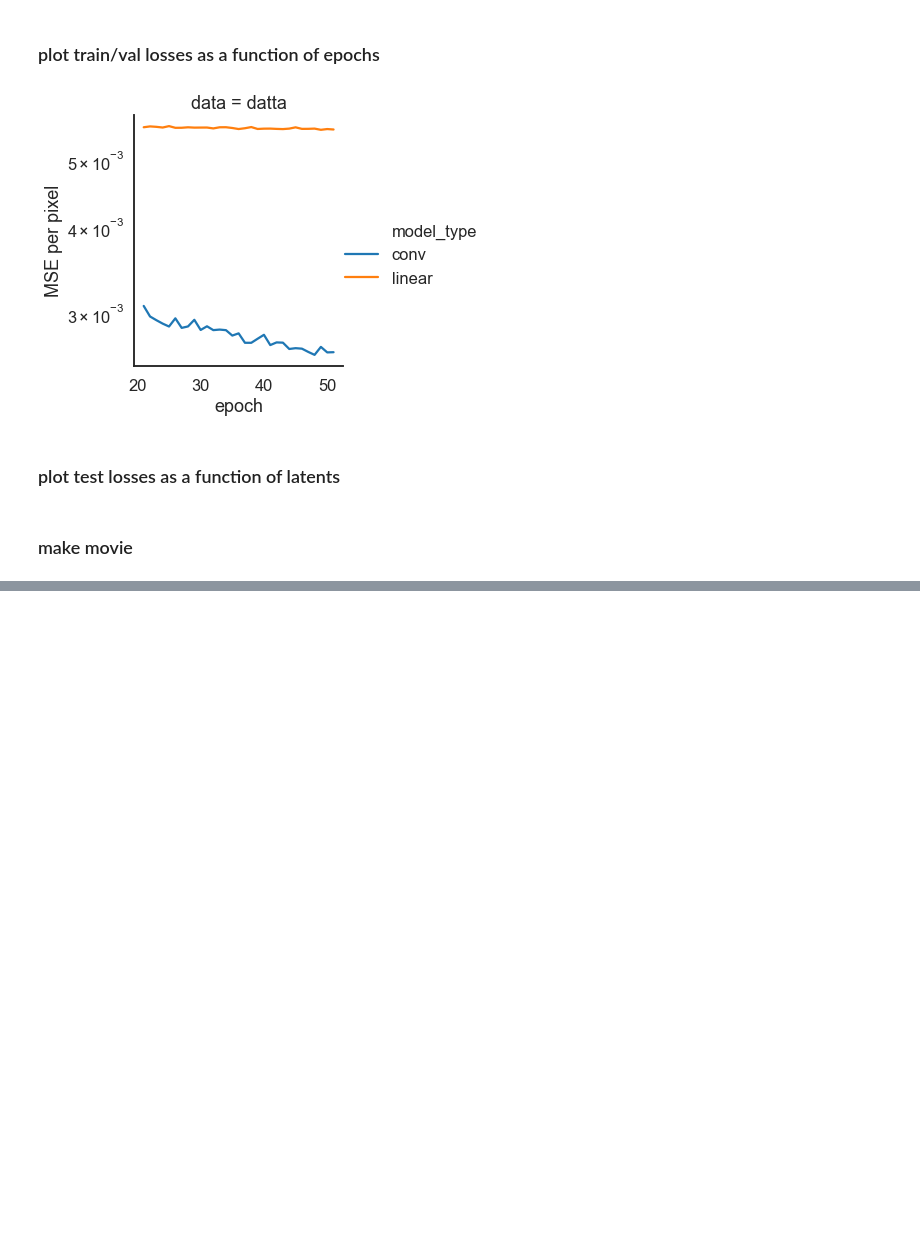
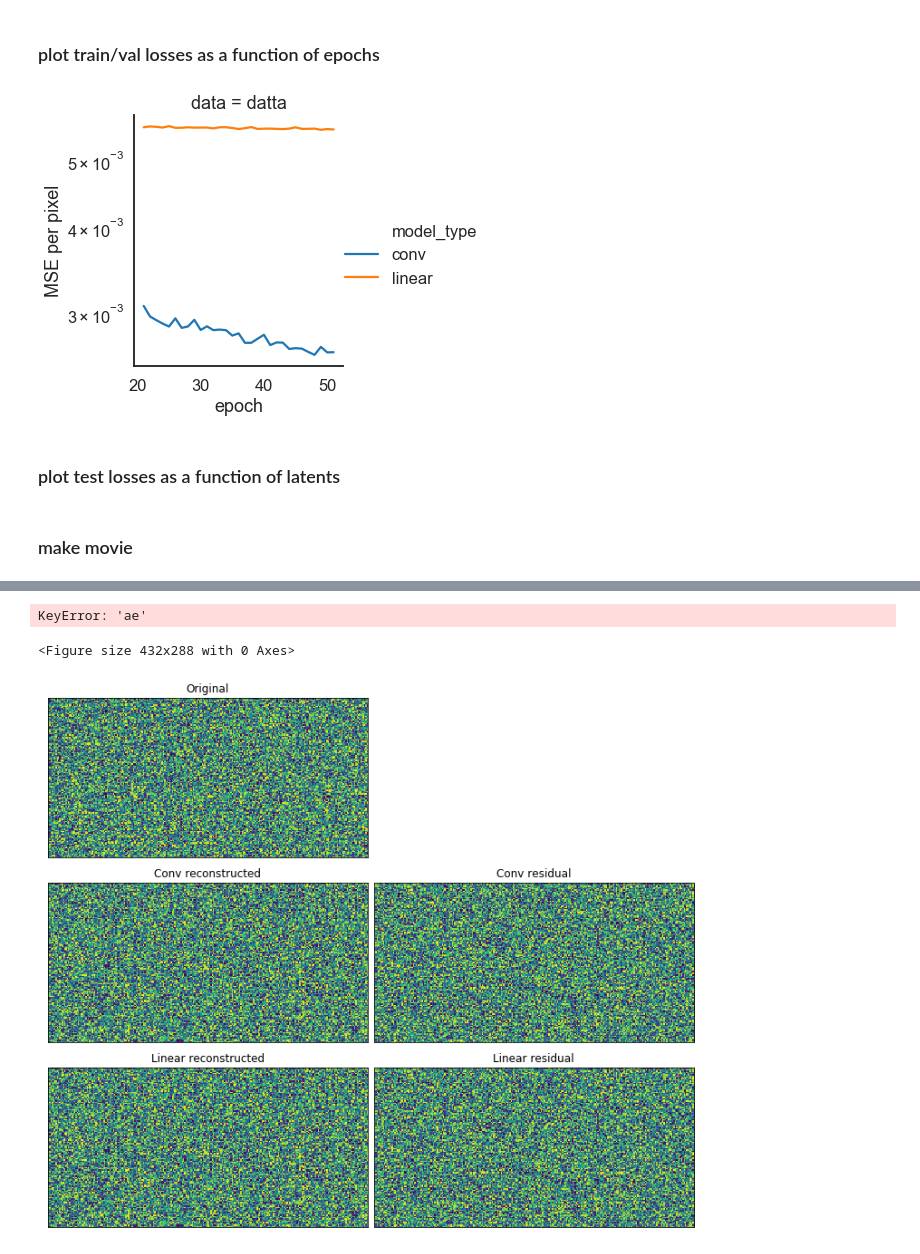
Before and after one commit to themattinthehatt/behavenet, a Jupyter notebook: analyses/ae/conv_linear_reconstructions.ipynb, the cells around one changed output, grey strips where cells are left out. Cells and saved outputs as stored; diff of their text form; code cells hidden in the pictures; blank space fills up the shorter version.

```diff
--- a/analyses/ae/conv_linear_reconstructions.ipynb
+++ b/analyses/ae/conv_linear_reconstructions.ipynb
@@ -191,0 +235,73 @@ video saved to /home/mattw/results/temp/datta_+linear_test_pt_4.mp4
+# %%
+trial = data_generator.batch_indxs[0]['test'][5]
+data = data_generator.datasets[0][trial]
+import matplotlib.pyplot as plt
+plt.figure()
+plt.plot(data['ae'].cpu().detach().numpy())
+plt.show()
+# %% [output]
+KeyError: 'ae'
+<Figure size 432x288 with 0 Axes>
+# %%
+import matplotlib.pyplot as plt
+from matplotlib.gridspec import GridSpec
+import numpy as np
+
+ims_recon_lin = 0
+
+ims_orig = np.random.rand(4, 1, 128, 256)
+n_channels, y_pix, x_pix = ims_orig.shape[1:]
+n_channels = 2
+x_pix = 128
+
+# ims_orig = np.random.rand(4, 1, 112, 192)
+# n_channels, y_pix, x_pix = ims_orig.shape[1:]
+
+# ims_orig = np.random.rand(4, 1, 80, 80)
+# n_channels, y_pix, x_pix = ims_orig.shape[1:]
+
+n_cols = 3 if ims_recon_lin is None else 2
+n_rows = 1 if ims_recon_lin is None else 2
+scale_ = 5
+fig_width = scale_ * n_cols * n_channels / 2
+fig_height = y_pix / x_pix * scale_ * n_rows / 2
+offset = 0 if ims_recon_lin is None else 1
+fig = plt.figure(figsize=(fig_width, fig_height + offset))
+# title = 'Behavorial video compression'
+# fig.suptitle(title, fontsize=16)
+
+gs = GridSpec(n_rows, n_cols, figure=fig)
+axs = []
+if ims_recon_lin is None:
+    axs.append(fig.add_subplot(gs[0, 0]))  # 0: original frames
+    axs.append(fig.add_subplot(gs[0, 1]))  # 1: cae reconstructed frames
+    axs.append(fig.add_subplot(gs[0, 2]))  # 2: cae residuals
+else:
+    axs.append(fig.add_subplot(gs[0, 0]))  # 0: original frames
+    axs.append(fig.add_subplot(gs[1, 0]))  # 1: cae reconstructed frames
+    axs.append(fig.add_subplot(gs[1, 1]))  # 2: cae residuals
+    axs.append(fig.add_subplot(gs[2, 0]))  # 3: linear reconstructed frames
+    axs.append(fig.add_subplot(gs[2, 1]))  # 4: linear residuals
+for ax in fig.axes:
+    ax.set_xticks([])
+    ax.set_yticks([])
+
+fontsize = 12
+axs[0].set_title('Original', fontsize=fontsize)
+axs[1].set_title('Conv reconstructed', fontsize=fontsize)
+axs[2].set_title('Conv residual', fontsize=fontsize)
+if ims_recon_lin is not None:
+    axs[3].set_title('Linear reconstructed', fontsize=fontsize)
+    axs[4].set_title('Linear residual', fontsize=fontsize)
+
+axs[0].imshow(ims_orig[0, 0])
+axs[1].imshow(ims_orig[1, 0])
+axs[2].imshow(ims_orig[2, 0])
+if ims_recon_lin is not None:
+    axs[3].imshow(ims_orig[1, 0])
+    axs[4].imshow(ims_orig[2, 0])
+
+plt.tight_layout(pad=0)
+plt.show()
+# %% [output]
+[figure, added]
```
Also changed, not shown: parts of 9 cells of this notebook, 6 other files.
